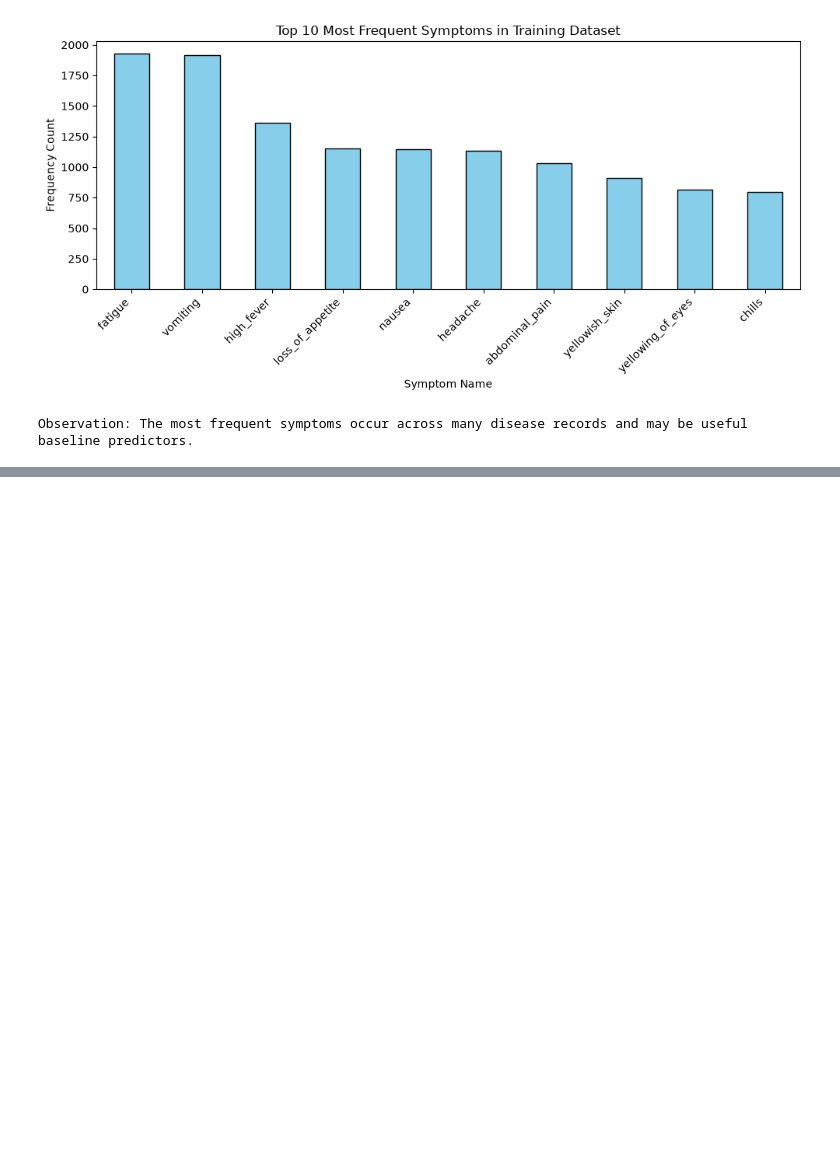
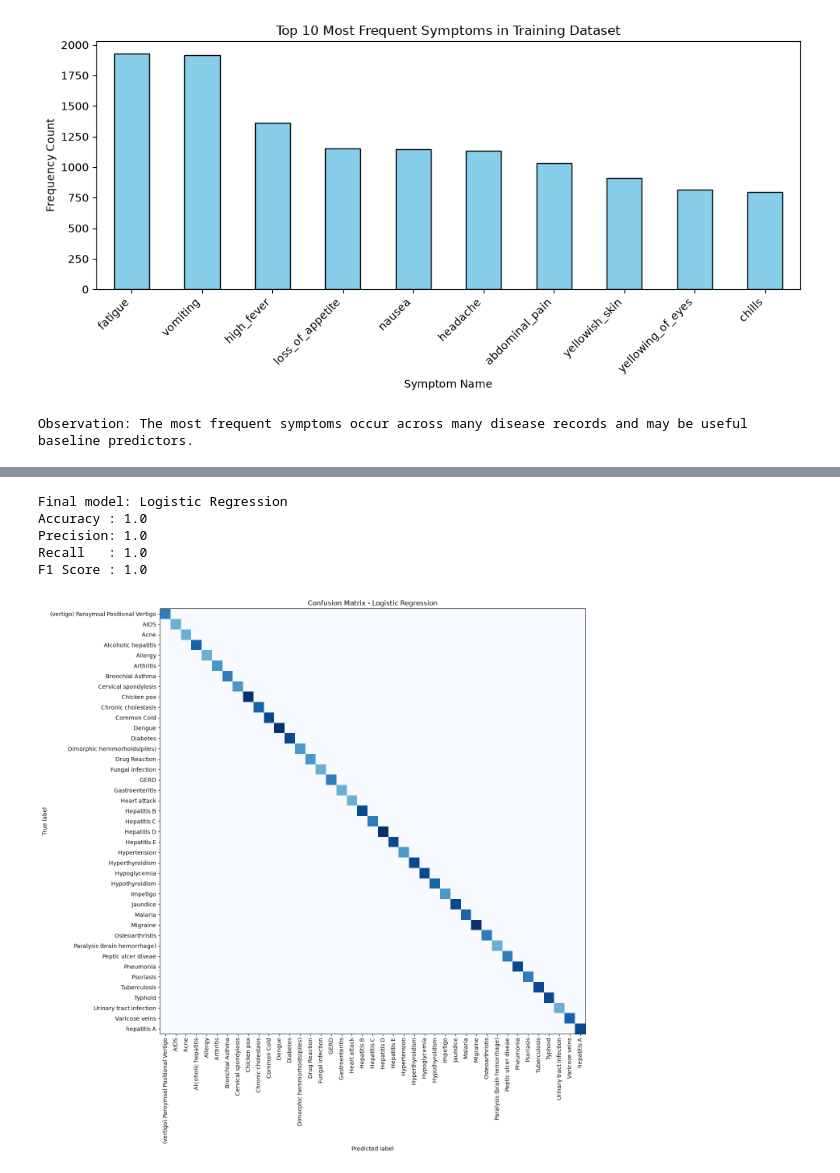
Before and after one commit to Sarvan-Singh7/Desease-Prediction-System-using-ML, a Jupyter notebook: ML.ipynb, the cells around one changed output, grey strips where cells are left out. Cells and saved outputs as stored; diff of their text form; code cells hidden in the pictures; blank space fills up the shorter version.

```diff
--- a/ML.ipynb
+++ b/ML.ipynb
@@ -285,0 +447,27 @@ The symptom dataset was inspected, cleaned, transformed into binary machine-lear
+# %%
+from sklearn.model_selection import cross_val_predict
+from sklearn.metrics import classification_report, ConfusionMatrixDisplay
+
+cv_pred = cross_val_predict(final_model, X, y, cv=5)
+
+print('Final model:', best_name)
+print('Accuracy :', round(accuracy_score(y, cv_pred), 3))
+print('Precision:', round(precision_score(y, cv_pred, average='macro', zero_division=0), 3))
+print('Recall   :', round(recall_score(y, cv_pred, average='macro', zero_division=0), 3))
+print('F1 Score :', round(f1_score(y, cv_pred, average='macro', zero_division=0), 3))
+# %% [output]
+Final model: Logistic Regression
+Accuracy : 1.0
+Precision: 1.0
+Recall   : 1.0
+F1 Score : 1.0
+# %%
+# Confusion matrix (rows = real disease, columns = predicted disease)
+fig, ax = plt.subplots(figsize=(14, 14))
+ConfusionMatrixDisplay.from_predictions(y, cv_pred, ax=ax, xticks_rotation=90,
+                                        include_values=False, colorbar=False, cmap='Blues')
+plt.title('Confusion Matrix - ' + best_name)
+plt.tight_layout()
+plt.show()
+# %% [output]
+[figure, added]
```
Also changed, not shown: parts of 37 cells of this notebook.
